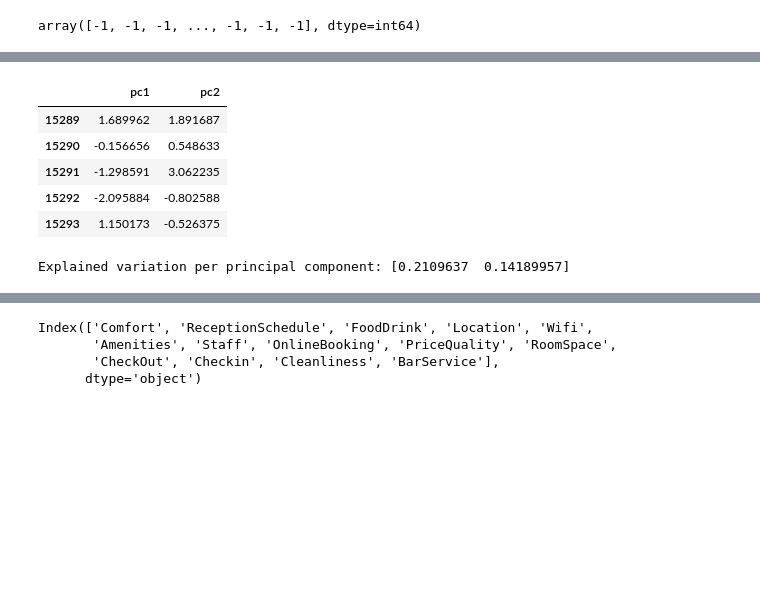
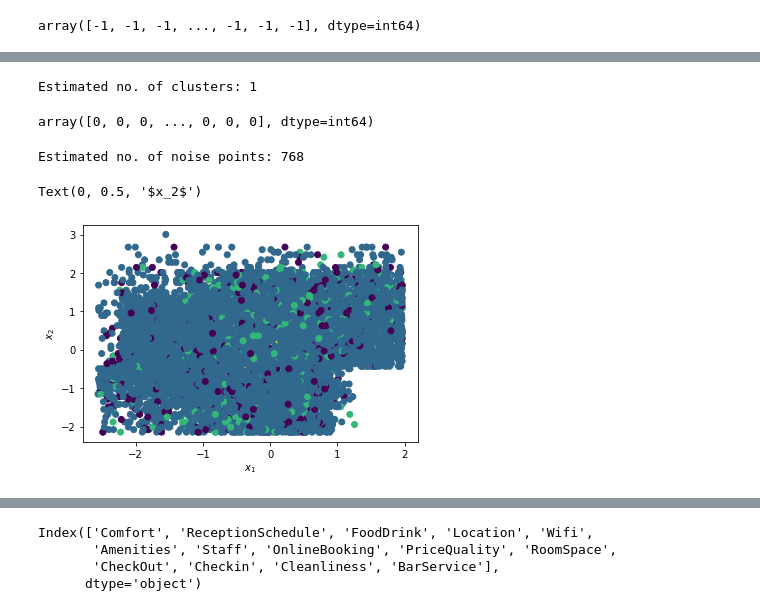
Before and after one commit to vascopombo/DSProject, a Jupyter notebook: Final.ipynb, the cells around one changed output, grey strips where cells are left out. Saved outputs shown, nothing was run; the diff lists cells and outputs as text; code cells hidden in the pictures; blank space fills up the shorter version.

```diff
--- a/Final.ipynb
+++ b/Final.ipynb
@@ -710,5 +716,5 @@ sns.heatmap(df_corr, annot=True, fmt = '.1g')
 # %%
-minPts = len(df_normalized.columns) + 1
+minPts = len(df_for_dbscan.columns) + 1
 # %%
 import pandas as pd
 import numpy as np
@@ -806,18 +795,26 @@ Estimated no. of noise points: 904
-# %%
-from sklearn.decomposition import PCA
-pca_breast = PCA(n_components=2)
-principalComponents_breast = pca_breast.fit_transform(df_normalized)
-principal_breast_Df = pd.DataFrame(data = principalComponents_breast
-             , columns = ['pc1', 'pc2'])
-principal_breast_Df.tail()
-# %% [output]
-|  | pc1 | pc2 |
-| 15289 | 1.689962 | 1.891687 |
-| 15290 | -0.156656 | 0.548633 |
-| 15291 | -1.298591 | 3.062235 |
-| 15292 | -2.095884 | -0.802588 |
-| 15293 | 1.150173 | -0.526375 |
-# %%
-print('Explained variation per principal component: {}'.format(pca_breast.explained_variance_ratio_))
-# %% [output]
-Explained variation per principal component: [0.2109637  0.14189957]
+# %%
+# Number of Clusters
+labels=dbscan_cluster1.labels_
+N_clus=len(set(labels))-(1 if -1 in labels else 0)
+print('Estimated no. of clusters: %d' % N_clus)
+# %% [output]
+Estimated no. of clusters: 1
+# %%
+dbscan_cluster1.labels_
+# %% [output]
+array([0, 0, 0, ..., 0, 0, 0], dtype=int64)
+# %%
+# Identify Noise
+n_noise = list(dbscan_cluster1.labels_).count(-1)
+print('Estimated no. of noise points: %d' % n_noise)
+# %% [output]
+Estimated no. of noise points: 768
+# %%
+plt.scatter(df_for_dbscan['RewardPoints'],
+df_for_dbscan['Age'],
+c=dbscan_cluster1.labels_)
+plt.xlabel("$x_1$")
+plt.ylabel("$x_2$")
+# %% [output]
+Text(0, 0.5, '$x_2$')
+[figure, added]
```
Also changed, not shown: parts of 34 cells of this notebook.
